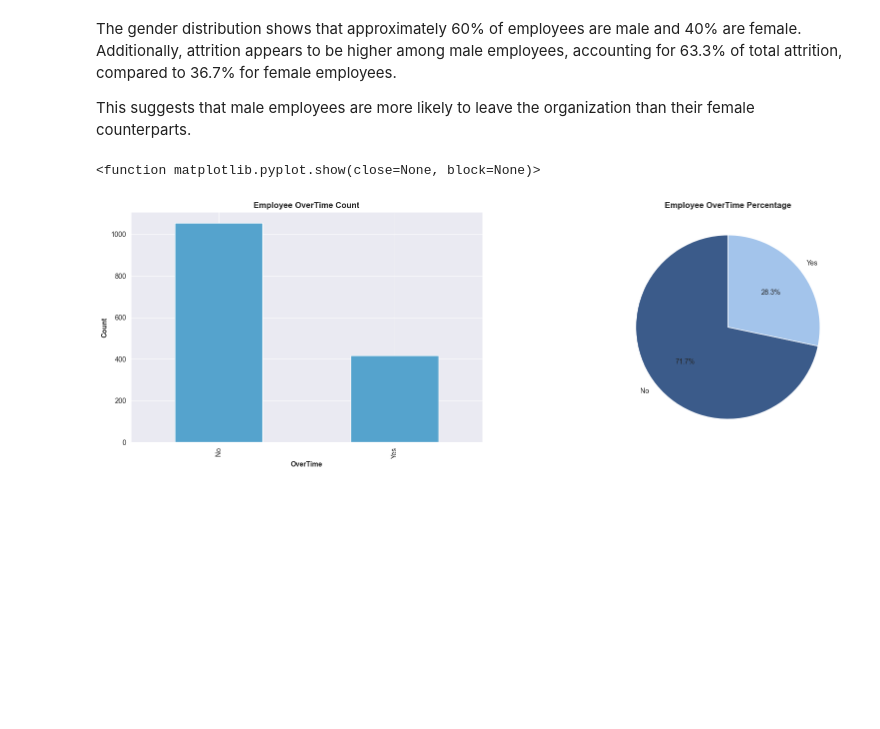
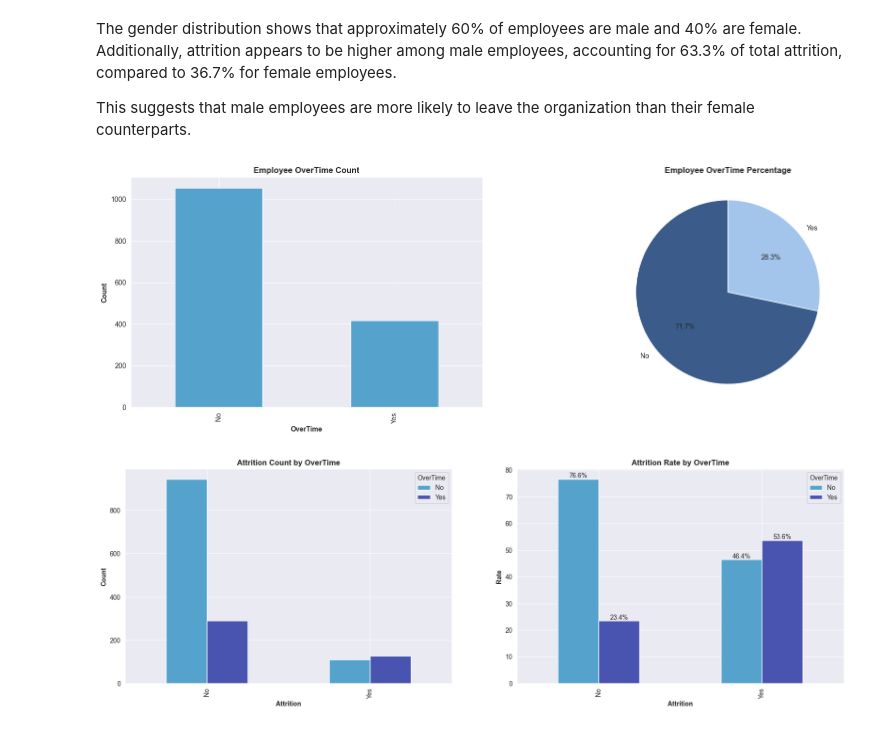
Before and after one commit to George-Njuguna/HR-ATTRITION-MODELLING, a Jupyter notebook: EDA.ipynb, the cells around one changed output. Saved outputs shown, nothing was run; the diff lists cells and outputs as text; code cells hidden in the pictures; blank space fills up the shorter version.

Commit message:
added functions branch

```diff
--- a/EDA.ipynb
+++ b/EDA.ipynb
@@ -183,6 +216,7 @@ This suggests that male employees are more likely to leave the organization than
 # %%
 # plotting Overtime
 plots( DATA , 'OverTime' )
+cat_plot( DATA , 'Attrition' , 'OverTime' )
 # %% [output]
-<function matplotlib.pyplot.show(close=None, block=None)>
 [figure]
+[figure, added]
```
Also changed, not shown: parts of 9 cells of this notebook.
